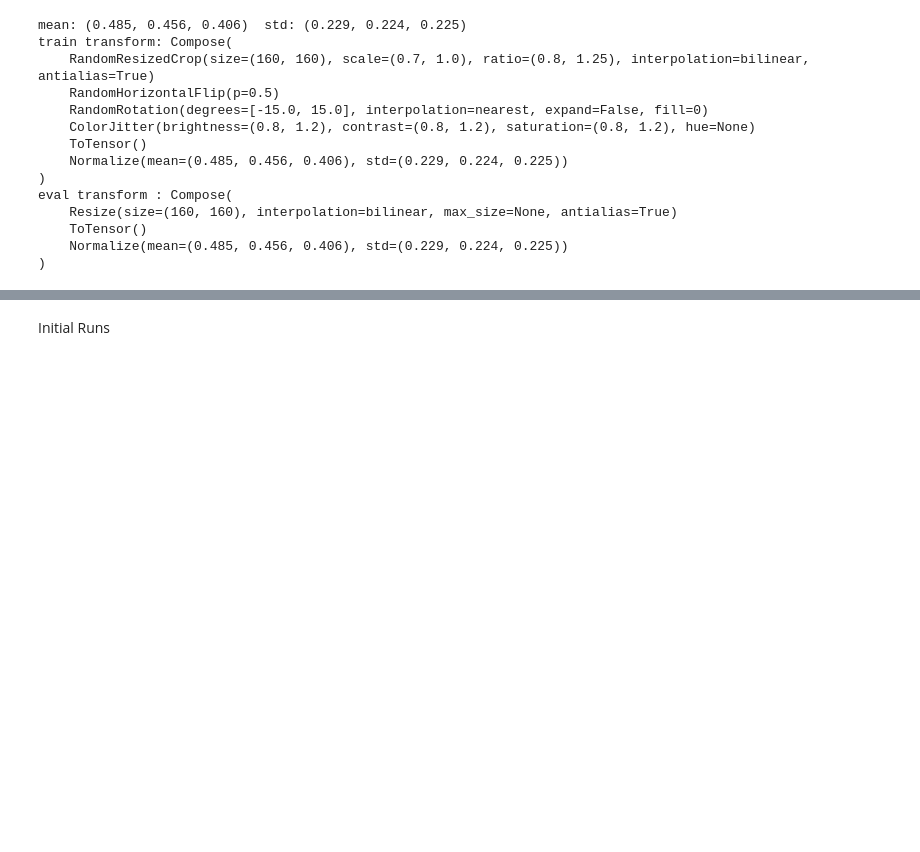
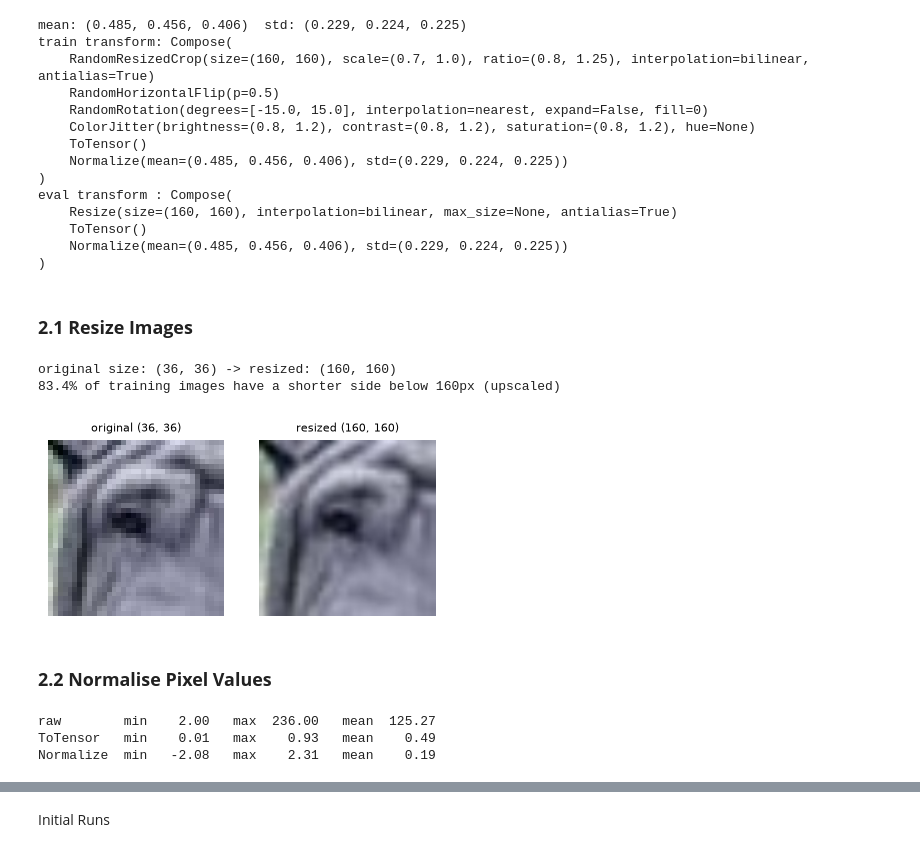
Before and after one commit to JamesWaltersAut/ENGE707-Kaggle-Competition, a Jupyter notebook: Assignment_2.ipynb, the cells around one changed output, grey strips where cells are left out. Cells and saved outputs as stored; diff of their text form; code cells hidden in the pictures; blank space fills up the shorter version.

```diff
--- a/Assignment_2.ipynb
+++ b/Assignment_2.ipynb
@@ -722,3 +722,34 @@ eval transform : Compose(
     ToTensor()
     Normalize(mean=(0.485, 0.456, 0.406), std=(0.229, 0.224, 0.225))
 )
+# %% [markdown]
+### **2.1 Resize Images**
+# %%
+# Every image is resized to IMG_SIZE x IMG_SIZE, because the model needs a fixed input size
+img = Image.open(IMG_DIR['train'] / f"{train.image_id.iloc[0]}.jpg").convert('RGB')
+resized = T.Resize((IMG_SIZE, IMG_SIZE))(img)
+print('original size:', img.size, '-> resized:', resized.size)
+print(f'{(train.min_side < IMG_SIZE).mean():.1%} of training images have a shorter side below {IMG_SIZE}px (upscaled)')
+
+fig, ax = plt.subplots(1, 2, figsize=(5, 2.5))
+ax[0].imshow(img);     ax[0].set_title(f'original {img.size}', fontsize=8)
+ax[1].imshow(resized); ax[1].set_title(f'resized {resized.size}', fontsize=8)
+for a in ax: a.axis('off')
+plt.show()
+# %% [output]
+original size: (36, 36) -> resized: (160, 160)
+83.4% of training images have a shorter side below 160px (upscaled)
+[figure, added]
+# %% [markdown]
+### **2.2 Normalise Pixel Values**
+# %%
+# Pixels go 0-255 -> 0-1 (ToTensor) -> centred on the ImageNet mean/std (Normalize)
+x_raw  = np.asarray(resized, dtype=np.float32)      # as stored: 0-255
+x_01   = T.ToTensor()(resized)                      # divided by 255: 0-1, shape (3, H, W)
+x_norm = T.Normalize(MEAN, STD)(x_01)               # (x - mean) / std for each colour channel
+for name, x in [('raw', x_raw), ('ToTensor', x_01), ('Normalize', x_norm)]:
+    print(f'{name:9s}  min {float(x.min()):7.2f}   max {float(x.max()):7.2f}   mean {float(x.mean()):7.2f}')
+# %% [output]
+raw        min    2.00   max  236.00   mean  125.27
+ToTensor   min    0.01   max    0.93   mean    0.49
+Normalize  min   -2.08   max    2.31   mean    0.19
```
Also changed, not shown: parts of 12 cells of this notebook, 1 other file.
